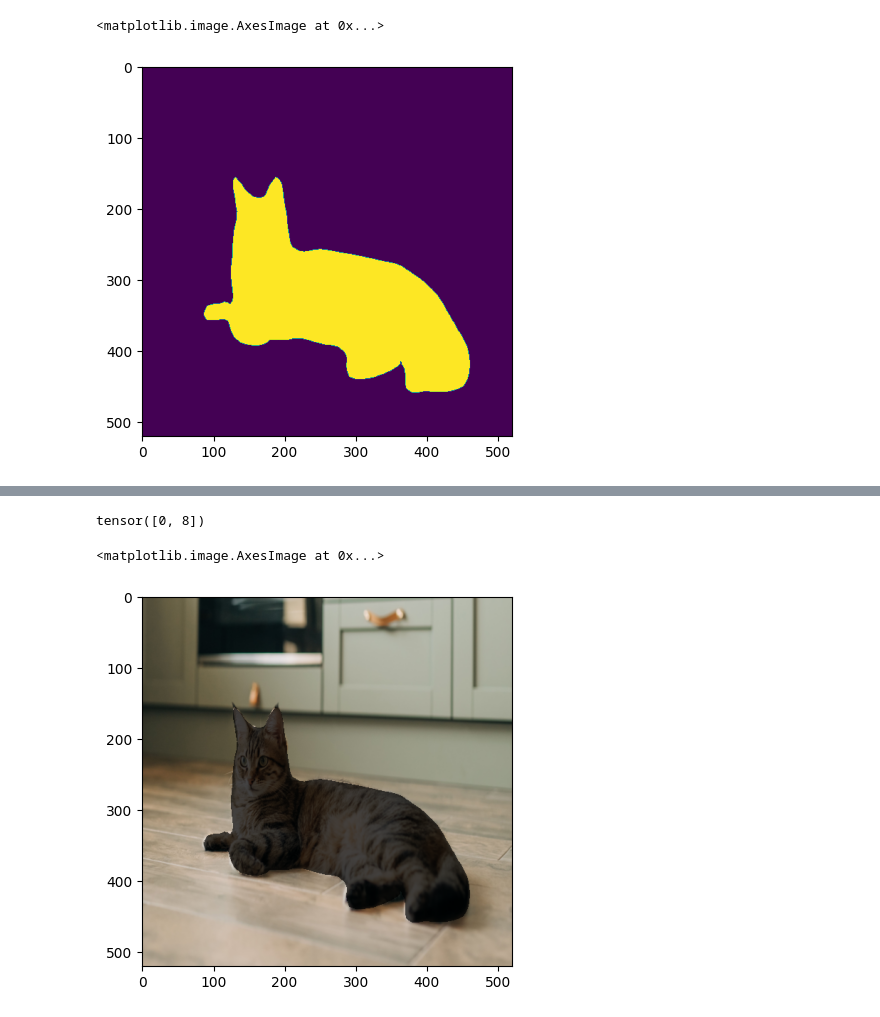
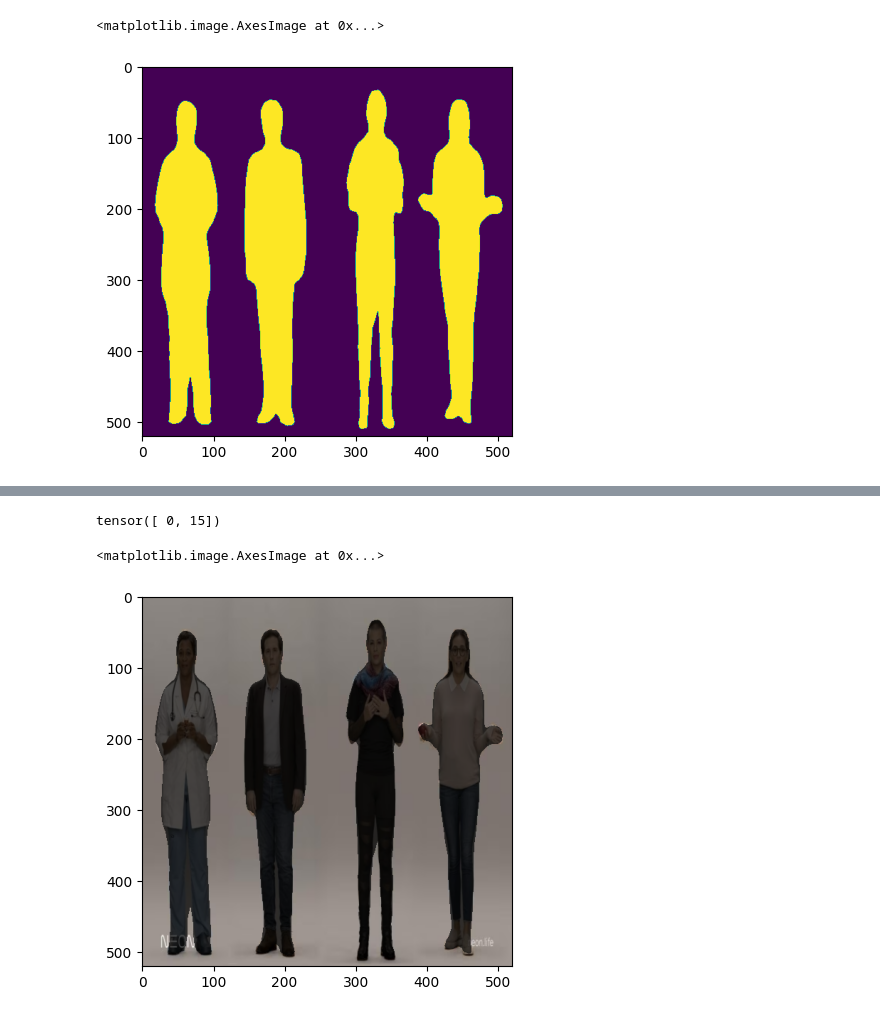
Before and after one commit to YuriiKlim/AI, a Jupyter notebook: Segmentation.ipynb, the cells around one changed output, grey strips where cells are left out. Drawn from its saved outputs; the diff is of its cells as text; code cells hidden in the pictures.

```diff
--- a/Segmentation.ipynb
+++ b/Segmentation.ipynb
@@ -17,7 +19,7 @@ from torchvision.io.image import read_image
 from torchvision.models.segmentation import fcn_resnet50, FCN_ResNet50_Weights
 from torchvision import transforms
 
-img = read_image("C:/Users/klimk/Pictures/cat.jpg")
+img = read_image("C:/Users/klimk/Pictures/humans.jpg")
 
 img = transforms.Resize((520, 520))(img)
 
@@ -46,7 +48,7 @@ plt.imshow(img.permute(1, 2, 0))
 plt.imshow(mask)
 # %% [output]
 <matplotlib.image.AxesImage at 0x...>
-[figure, old version]
+[figure, new version]
 # %%
 class_to_idx = {cls: idx for (idx, cls) in enumerate(weights.meta["categories"])}
 class_to_idx
@@ -71,15 +73,15 @@ class_to_idx
 # %%
 mask.unique()
 # %% [output]
-tensor([0, 8])
+tensor([ 0, 15])
 # %%
 from torchvision.utils import draw_segmentation_masks
 
-cat_mask = mask == class_to_idx['cat']
+person_mask = mask == class_to_idx['person']
 
-masked_img = draw_segmentation_masks(img, cat_mask, alpha=0.7)
+masked_img = draw_segmentation_masks(img, person_mask, alpha=0.7)
 
 plt.imshow(masked_img.permute(1, 2, 0))
 # %% [output]
 <matplotlib.image.AxesImage at 0x...>
-[figure, old version]
+[figure, new version]
```
Also changed, not shown: parts of 16 cells of this notebook.
